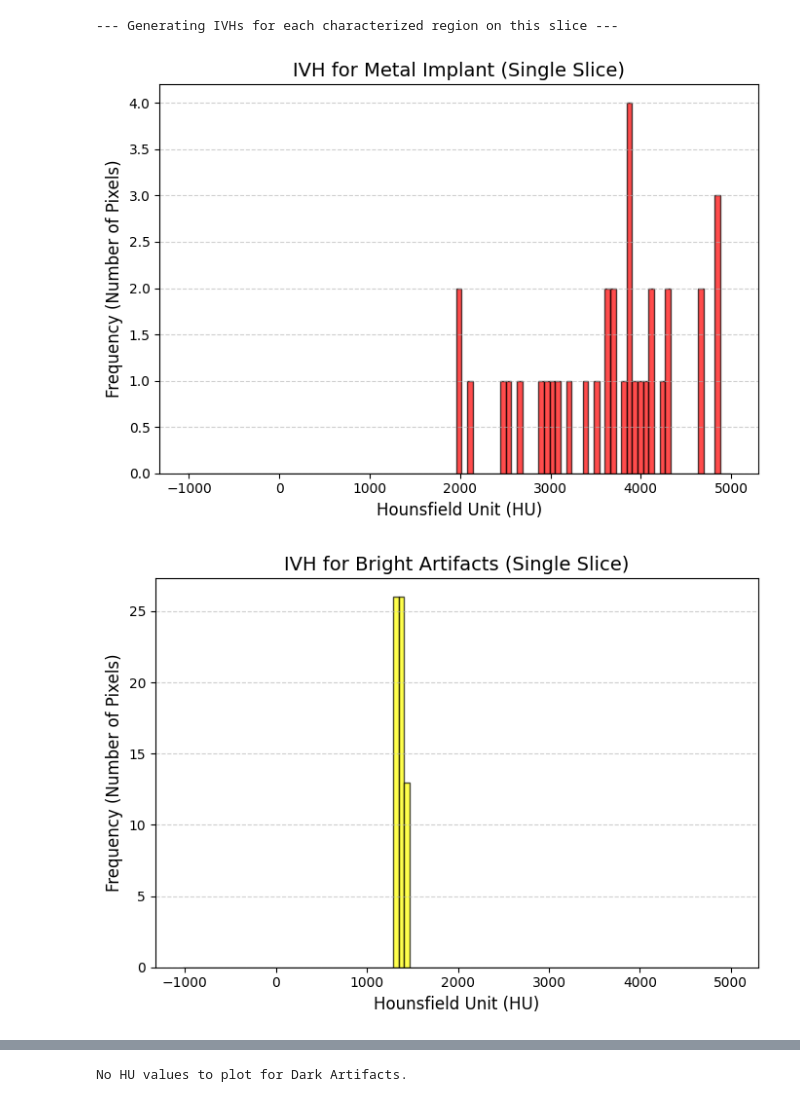
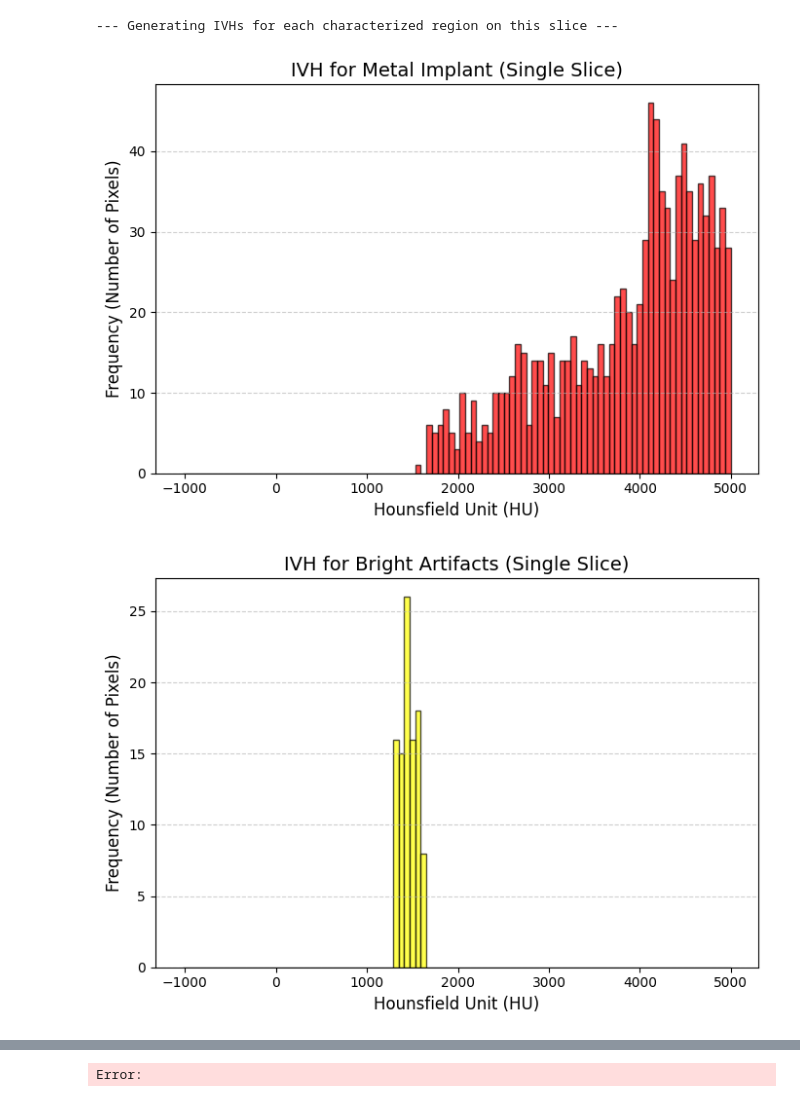
Before and after one commit to blueberrytoasts/Density_Override_DD, a Jupyter notebook: metal, bone, then bright.ipynb, the cells around one changed output, grey strips where cells are left out. Saved outputs shown, nothing was run; the diff lists cells and outputs as text; code cells hidden in the pictures.

```diff
--- a/metal, bone, then bright.ipynb
+++ b/metal, bone, then bright.ipynb
@@ -839,7 +839,7 @@ if __name__ == "__main__":
             print("Failed to load CT volume. Exiting.")
         else:
             print(f"CT Volume loaded with shape: {ct_hu_volume.shape}")
-            slice_to_analyze = 80
+            slice_to_analyze = 124
 
             # --- Generate metal mask from RTSTRUCT ---
             print(f"\nGenerating metal mask from RTSTRUCT for slice {slice_to_analyze}...")
@@ -892,3 +891,3 @@ Metal Implant found: Count=197, Min HU=1974.00, Max HU=7264.00
 --- Generating IVHs for each characterized region on this slice ---
-[figure, old version]
+[figure, new version]
-[figure, old version]
+[figure, new version]
@@ -896 +896 @@ Metal Implant found: Count=197, Min HU=1974.00, Max HU=7264.00
-No HU values to plot for Dark Artifacts.
+Error:
```
Also changed, not shown: parts of 1 cell of this notebook, 1 other file.
